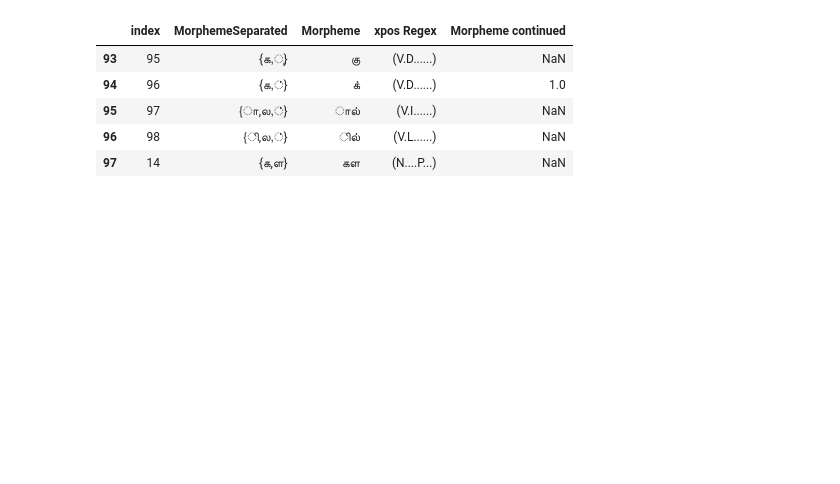
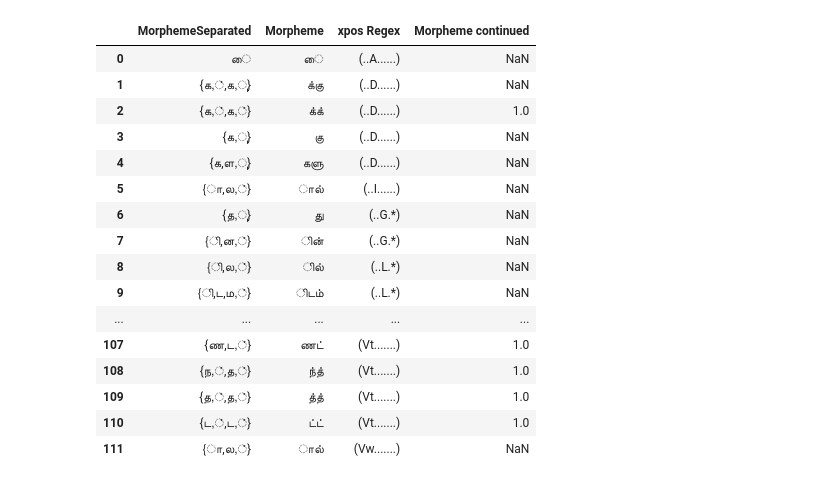
Before and after one commit to Kee2u/Deciphering_the_Indus_Valley_Script, a Jupyter notebook: convertmorphemes.ipynb, the cells around one changed output. Saved outputs shown, nothing was run; the diff lists cells and outputs as text; code cells hidden in the pictures; blank space fills up the shorter version.

```diff
--- a/convertmorphemes.ipynb
+++ b/convertmorphemes.ipynb
@@ -23,4 +22,5 @@ tamildata.head()
 # %%
 morphemelist = pd.read_sql_table('morphemes', con=engine)
-morphemelist.head(10)
+morphemelist.drop(columns="index", inplace=True )
+morphemelist
 # %% [output]
@@ -38,28 +44,63 @@ morphemelist.head(10)
 # %%
 # Cleaning up morpheme list
 
 ## Switching rows
 row1 = morphemelist.loc[1]
 row2 = morphemelist.loc[2]
 
 morphemelist.loc[1] = row2
 morphemelist.loc[2] = row1
 
-morphemelist.loc[0, "xpos Regex"] = "(N.A......)"
-morphemelist.loc[1, "xpos Regex"] = "(N.D......)"
-morphemelist.loc[2, "xpos Regex"] = "(N.D......)"
-morphemelist.loc[3, "xpos Regex"] = "(N.D......)"
-morphemelist.loc[4, "xpos Regex"] = "(N.D......)"
+morphemelist.loc[0, "xpos Regex"] = "(..A......)"
+morphemelist.loc[1, "xpos Regex"] = "(..D......)"
+morphemelist.loc[2, "xpos Regex"] = "(..D......)"
+morphemelist.loc[3, "xpos Regex"] = "(..D......)"
+morphemelist.loc[4, "xpos Regex"] = "(..D......)"
+morphemelist.loc[5, "xpos Regex"] = "(..I......)"
+morphemelist.loc[6, "xpos Regex"] = "(..G.*)"
+morphemelist.loc[7, "xpos Regex"] = "(..G.*)"
+morphemelist.loc[8, "xpos Regex"] = "(..L.*)"
+morphemelist.loc[9, "xpos Regex"] = "(..L.*)"
+morphemelist.loc[10, "xpos Regex"] = "(..S.*)"
+morphemelist.loc[11, "xpos Regex"] = "(..S.*)"
+morphemelist.loc[12, "xpos Regex"] = "(N....P...)"
+
 
 row3 = morphemelist.loc[12]
 morphemelist.loc[97] = row3
 morphemelist.loc[97, "MorphemeSeparated"] = '{க,ள}'
 morphemelist.loc[97, "Morpheme"] = "கள"
-morphemelist.tail()
+
+row4 = morphemelist.loc[1]
+morphemelist.loc[98] = row4
+morphemelist.loc[98, "MorphemeSeparated"] = '{க,்}'
+morphemelist.loc[98, "Morpheme"] = "க்"
+morphemelist.loc[98, "Morpheme continued"] = 1.0
+
+morphemelist = morphemelist.append(morphemelist.loc[75:87, :])
+
+morphemelist.reset_index(drop=True, inplace=True)
+
+morphemelist.loc[100:110, "xpos Regex"] = '(Vt.......)'
+
+morphemelist.loc[111, "xpos Regex"] = '(Vw.......)'
+
+morphemelist
 # %% [output]
-|  | index | MorphemeSeparated | Morpheme | xpos Regex | Morpheme continued |
-| 93 | 95 | {க,ு} | கு | (V.D......) | NaN |
-| 94 | 96 | {க,்} | க் | (V.D......) | 1.0 |
-| 95 | 97 | {ா,ல,்} | ால் | (V.I......) | NaN |
-| 96 | 98 | {ி,ல,்} | ில் | (V.L......) | NaN |
-| 97 | 14 | {க,ள} | கள | (N....P...) | NaN |
+|  | MorphemeSeparated | Morpheme | xpos Regex | Morpheme continued |
+| 0 | ை | ை | (..A......) | NaN |
+| 1 | {க,்,க,ு} | க்கு | (..D......) | NaN |
+| 2 | {க,்,க,்} | க்க் | (..D......) | 1.0 |
+| 3 | {க,ு} | கு | (..D......) | NaN |
+| 4 | {க,ள,ு} | களு | (..D......) | NaN |
+| 5 | {ா,ல,்} | ால் | (..I......) | NaN |
+| 6 | {த,ு} | து | (..G.*) | NaN |
+| 7 | {ி,ன,்} | ின் | (..G.*) | NaN |
+| 8 | {ி,ல,்} | ில் | (..L.*) | NaN |
+| 9 | {ி,ட,ம,்} | ிடம் | (..L.*) | NaN |
+| ... | ... | ... | ... | ... |
+| 107 | {ண,ட,்} | ணட் | (Vt.......) | 1.0 |
+| 108 | {ந,்,த,்} | ந்த் | (Vt.......) | 1.0 |
+| 109 | {த,்,த,்} | த்த் | (Vt.......) | 1.0 |
+| 110 | {ட,்,ட,்} | ட்ட் | (Vt.......) | 1.0 |
+| 111 | {ா,ல,்} | ால் | (Vw.......) | NaN |
```
Also changed, not shown: parts of 14 cells of this notebook.
